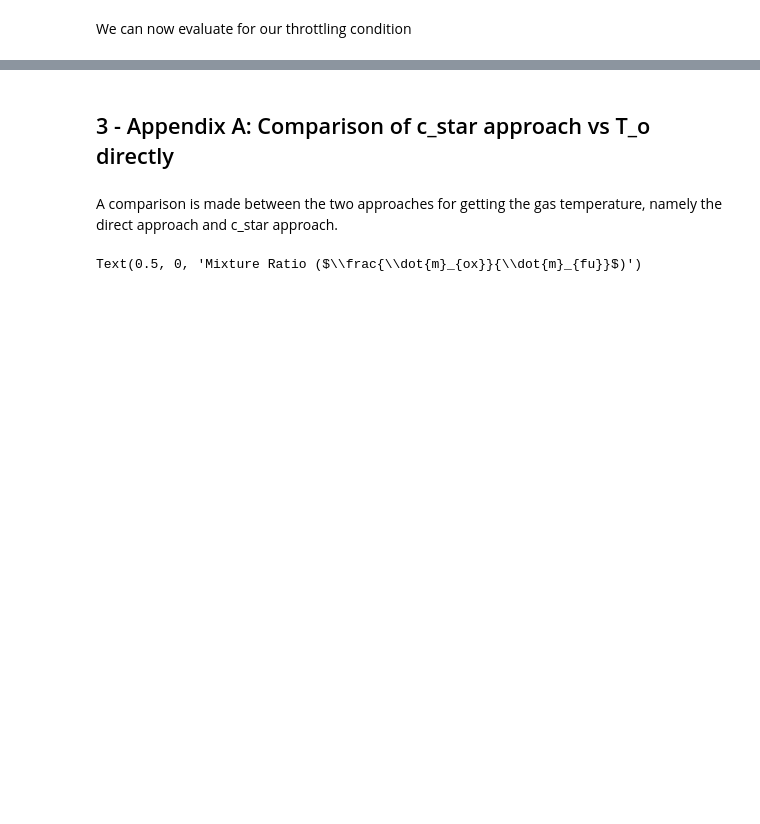
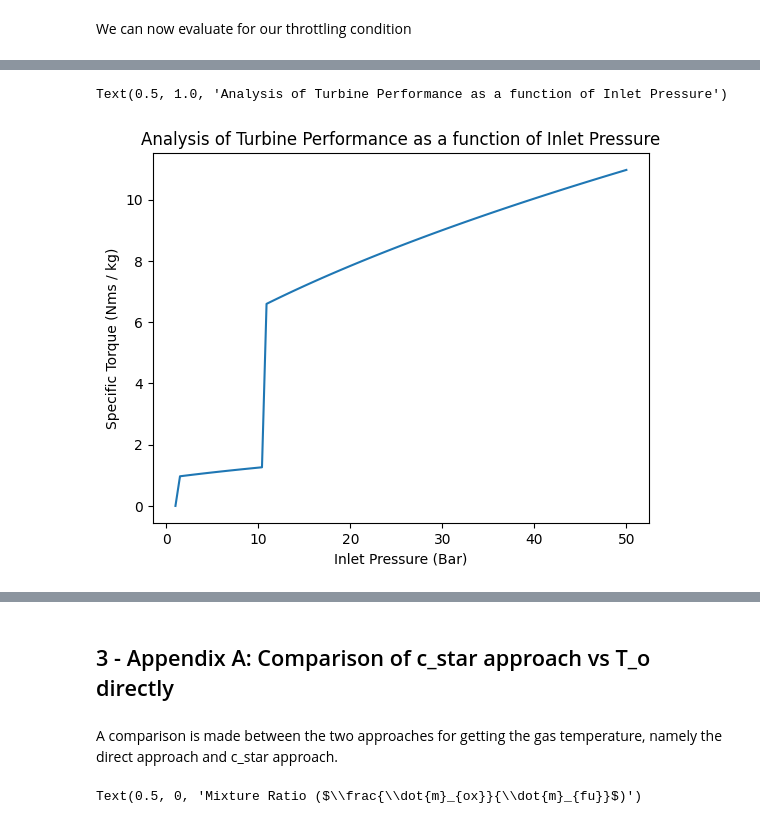
Before and after one commit to EliasAoubala/turboRocket, a Jupyter notebook: docs/gas_generator_validation.ipynb, the cells around one changed output, grey strips where cells are left out. Drawn from its saved outputs; the diff is of its cells as text; code cells hidden in the pictures; blank space fills up the shorter version.

```diff
--- a/docs/gas_generator_validation.ipynb
+++ b/docs/gas_generator_validation.ipynb
@@ -290,0 +393,24 @@ GG.solve_perturb(ox_in=oxidiser_2, fu_in=fuel_2)
+# %%
+p_array = np.linspace(1, 50, 100) *1e5
+
+T_o_array = np.linspace(200,1000,100)
+
+T_array = []
+P_exit = 1e5
+
+i = 0
+for p in p_array:
+
+    T = turbine.get_torque(T_o = T_o_array[i], P_o = p, gamma=1.4, R=400, P_exit=P_exit)
+
+    T_array.append(T)
+
+    i +=1
+
+plt.plot(p_array/1e5,T_array)
+plt.xlabel("Inlet Pressure (Bar)")
+plt.ylabel("Specific Torque (Nms / kg)")
+plt.title("Analysis of Turbine Performance as a function of Inlet Pressure")
+# %% [output]
+Text(0.5, 1.0, 'Analysis of Turbine Performance as a function of Inlet Pressure')
+[figure, added]
```
Also changed, not shown: parts of 29 cells of this notebook, 2 other files.
